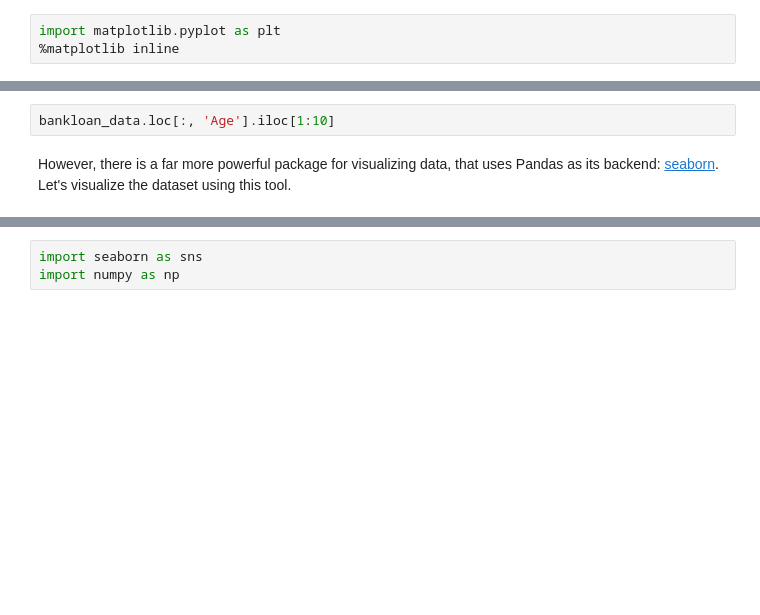
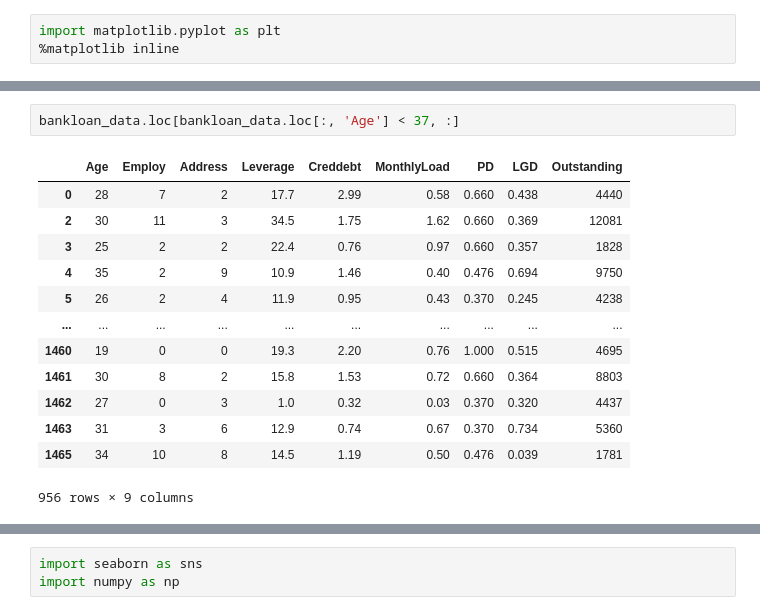
Before and after one commit to CBravoR/AdvancedAnalyticsLabs, a Jupyter notebook: notebooks/python/Lab_2_Capital_Requirements_and_Pandas.ipynb, the cells around one changed output, grey strips where cells are left out. Cells and saved outputs as stored; diff of their text form; blank space fills up the shorter version.

```diff
--- a/notebooks/python/Lab_2_Capital_Requirements_and_Pandas.ipynb
+++ b/notebooks/python/Lab_2_Capital_Requirements_and_Pandas.ipynb
@@ -79,4 +118,16 @@ histograms = bankloan_data.hist()
 # %%
-bankloan_data.loc[:, 'Age'].iloc[1:10]
+bankloan_data.loc[bankloan_data.loc[:, 'Age'] < 37, :]
+# %% [output]
+|  | Age | Employ | Address | Leverage | Creddebt | MonthlyLoad | PD | LGD | Outstanding |
+| 0 | 28 | 7 | 2 | 17.7 | 2.99 | 0.58 | 0.660 | 0.438 | 4440 |
+| 2 | 30 | 11 | 3 | 34.5 | 1.75 | 1.62 | 0.660 | 0.369 | 12081 |
+| 3 | 25 | 2 | 2 | 22.4 | 0.76 | 0.97 | 0.660 | 0.357 | 1828 |
+| 4 | 35 | 2 | 9 | 10.9 | 1.46 | 0.40 | 0.476 | 0.694 | 9750 |
+| 5 | 26 | 2 | 4 | 11.9 | 0.95 | 0.43 | 0.370 | 0.245 | 4238 |
+| ... | ... | ... | ... | ... | ... | ... | ... | ... | ... |
+| 1460 | 19 | 0 | 0 | 19.3 | 2.20 | 0.76 | 1.000 | 0.515 | 4695 |
+| 1461 | 30 | 8 | 2 | 15.8 | 1.53 | 0.72 | 0.660 | 0.364 | 8803 |
+| 1462 | 27 | 0 | 3 | 1.0 | 0.32 | 0.03 | 0.370 | 0.320 | 4437 |
+| 1463 | 31 | 3 | 6 | 12.9 | 0.74 | 0.67 | 0.370 | 0.734 | 5360 |
+| 1465 | 34 | 10 | 8 | 14.5 | 1.19 | 0.50 | 0.476 | 0.039 | 1781 |
+956 rows × 9 columns
-# %% [markdown]
-However, there is a far more powerful package for visualizing data, that uses Pandas as its backend: [seaborn](https://seaborn.pydata.org/introduction.html). Let's visualize the dataset using this tool.
```
Also changed, not shown: parts of 42 cells of this notebook.
